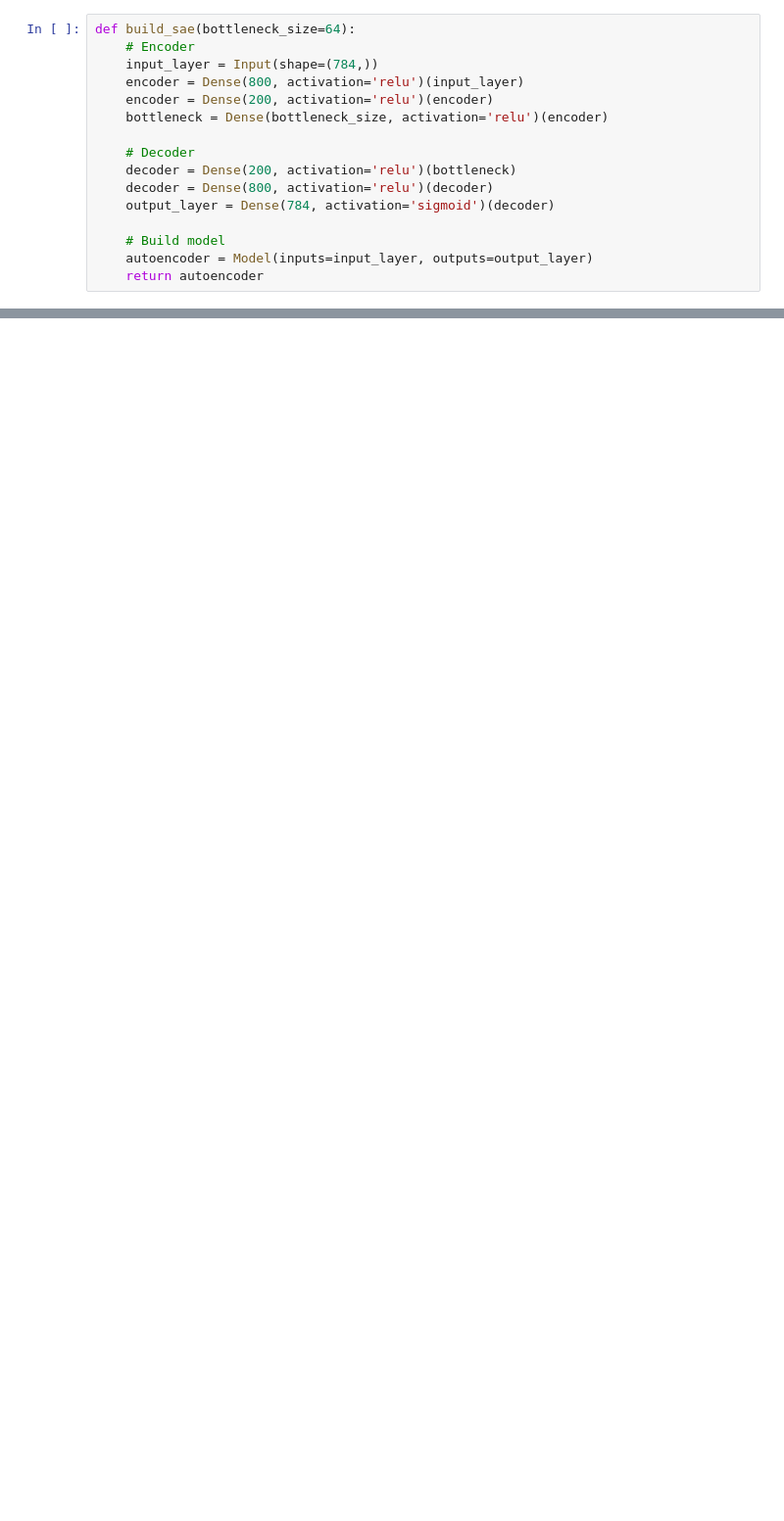
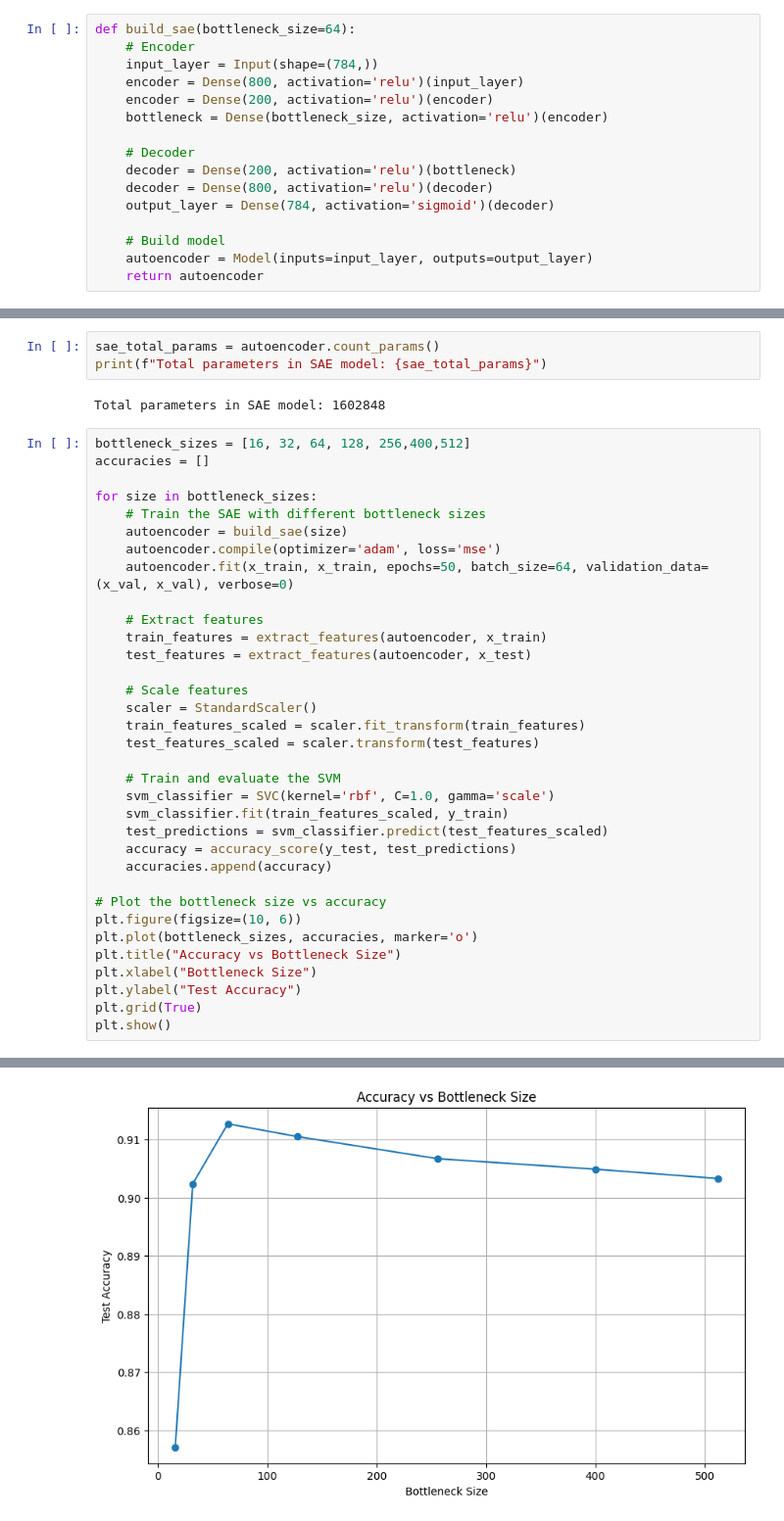
Before and after one commit to Charles980903/Proj2, a Jupyter notebook: Untitled5.ipynb, the cells around one changed output, grey strips where cells are left out. Shown at 98% size. Cells and saved outputs as stored; diff of their text form; blank space fills up the shorter version.

```diff
--- a/Untitled5.ipynb
+++ b/Untitled5.ipynb
@@ -203,0 +326,40 @@ _
+# %%
+sae_total_params = autoencoder.count_params()
+print(f"Total parameters in SAE model: {sae_total_params}")
+# %% [output]
+Total parameters in SAE model: 1602848
+# %%
+bottleneck_sizes = [16, 32, 64, 128, 256,400,512]
+accuracies = []
+
+for size in bottleneck_sizes:
+    # Train the SAE with different bottleneck sizes
+    autoencoder = build_sae(size)
+    autoencoder.compile(optimizer='adam', loss='mse')
+    autoencoder.fit(x_train, x_train, epochs=50, batch_size=64, validation_data=(x_val, x_val), verbose=0)
+
+    # Extract features
+    train_features = extract_features(autoencoder, x_train)
+    test_features = extract_features(autoencoder, x_test)
+
+    # Scale features
+    scaler = StandardScaler()
+    train_features_scaled = scaler.fit_transform(train_features)
+    test_features_scaled = scaler.transform(test_features)
+
+    # Train and evaluate the SVM
+    svm_classifier = SVC(kernel='rbf', C=1.0, gamma='scale')
+    svm_classifier.fit(train_features_scaled, y_train)
+    test_predictions = svm_classifier.predict(test_features_scaled)
+    accuracy = accuracy_score(y_test, test_predictions)
+    accuracies.append(accuracy)
+
+# Plot the bottleneck size vs accuracy
+plt.figure(figsize=(10, 6))
+plt.plot(bottleneck_sizes, accuracies, marker='o')
+plt.title("Accuracy vs Bottleneck Size")
+plt.xlabel("Bottleneck Size")
+plt.ylabel("Test Accuracy")
+plt.grid(True)
+plt.show()
+# %% [output]
@@ -203,0 +380 @@ _
+[figure, added]
```
Also changed, not shown: parts of 8 cells of this notebook.
